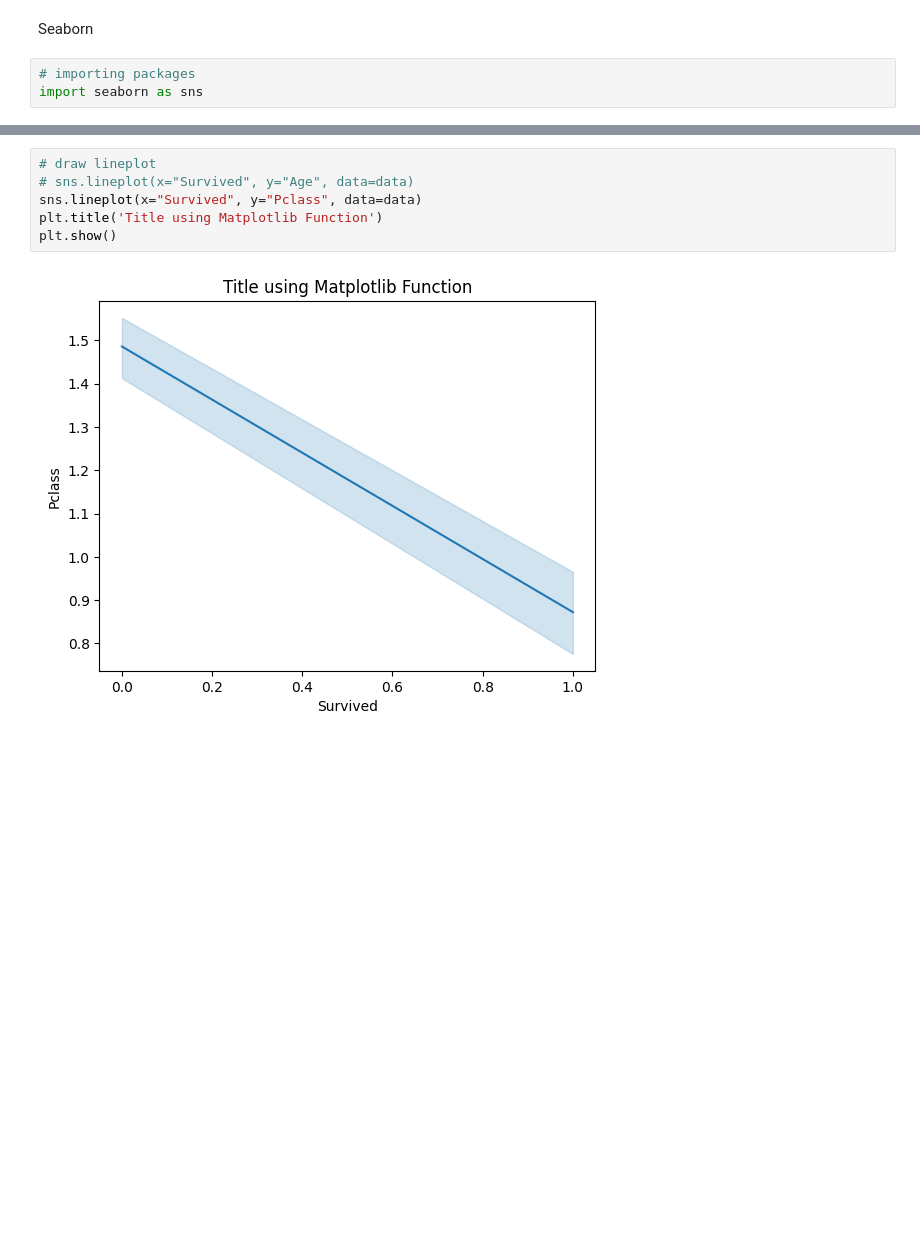
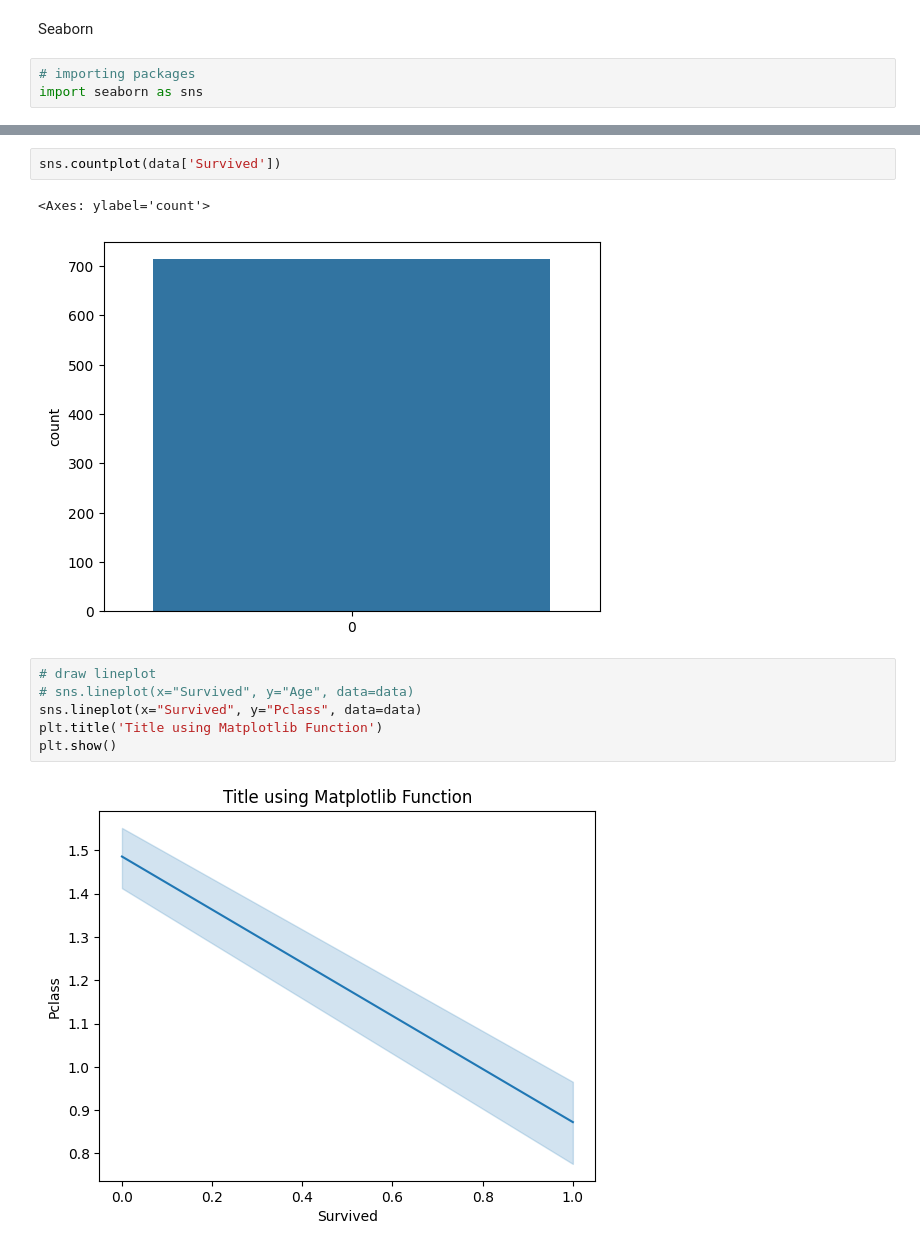
Before and after one commit to duetianmehedishuvo/ml_practice, a Jupyter notebook: 1. data_preprocessing/Data Visualization.ipynb, the cells around one changed output, grey strips where cells are left out. Cells and saved outputs as stored; diff of their text form; blank space fills up the shorter version.

```diff
--- a/1. data_preprocessing/Data Visualization.ipynb
+++ b/1. data_preprocessing/Data Visualization.ipynb
@@ -133,3 +138,8 @@ import seaborn as sns
+# %%
+sns.countplot(data['Survived'])
+# %% [output]
+<Axes: ylabel='count'>
+[figure, added]
 # %%
 # draw lineplot
 # sns.lineplot(x="Survived", y="Age", data=data)
```
Also changed, not shown: parts of 2 cells of this notebook, 1 other file.
